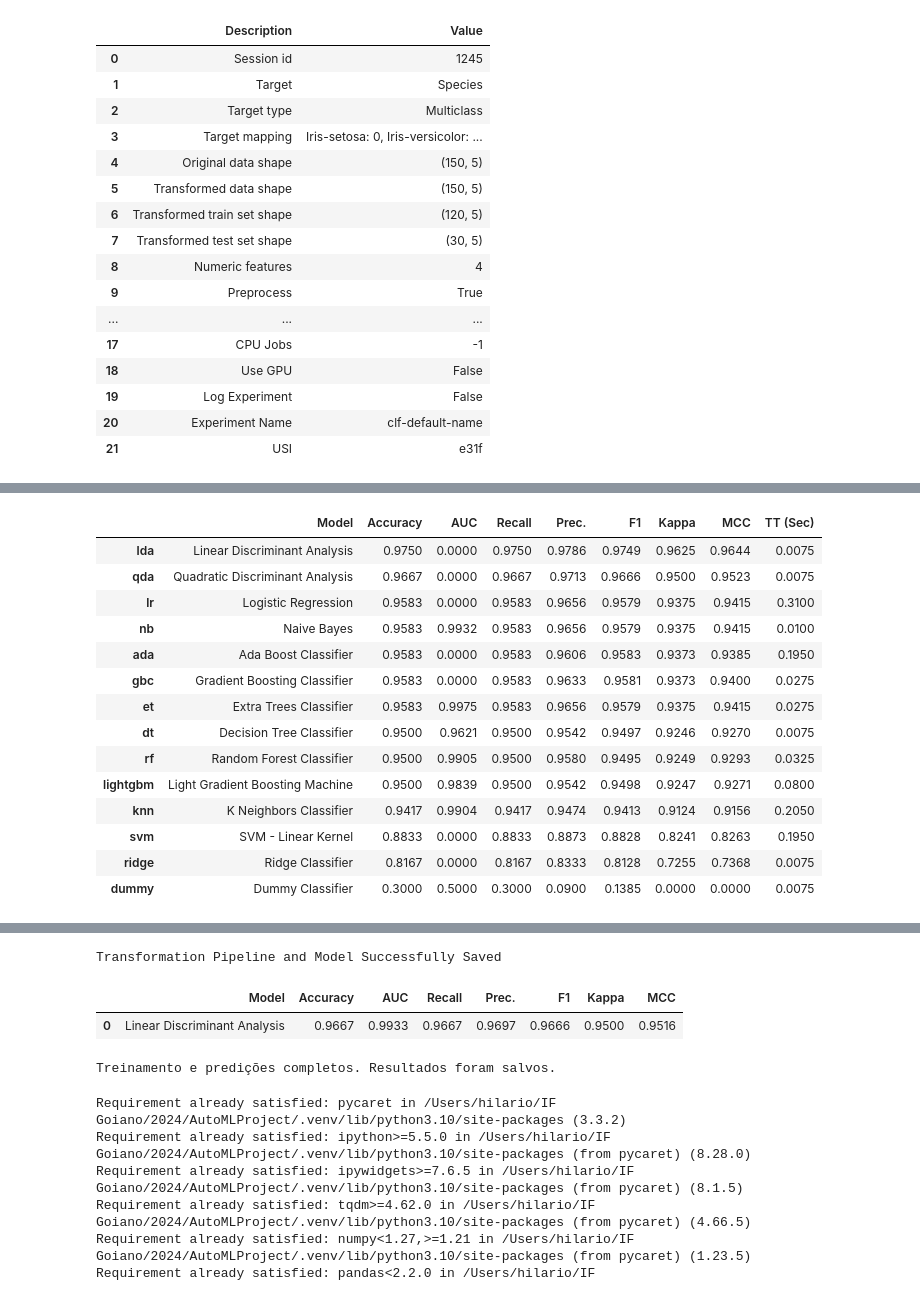
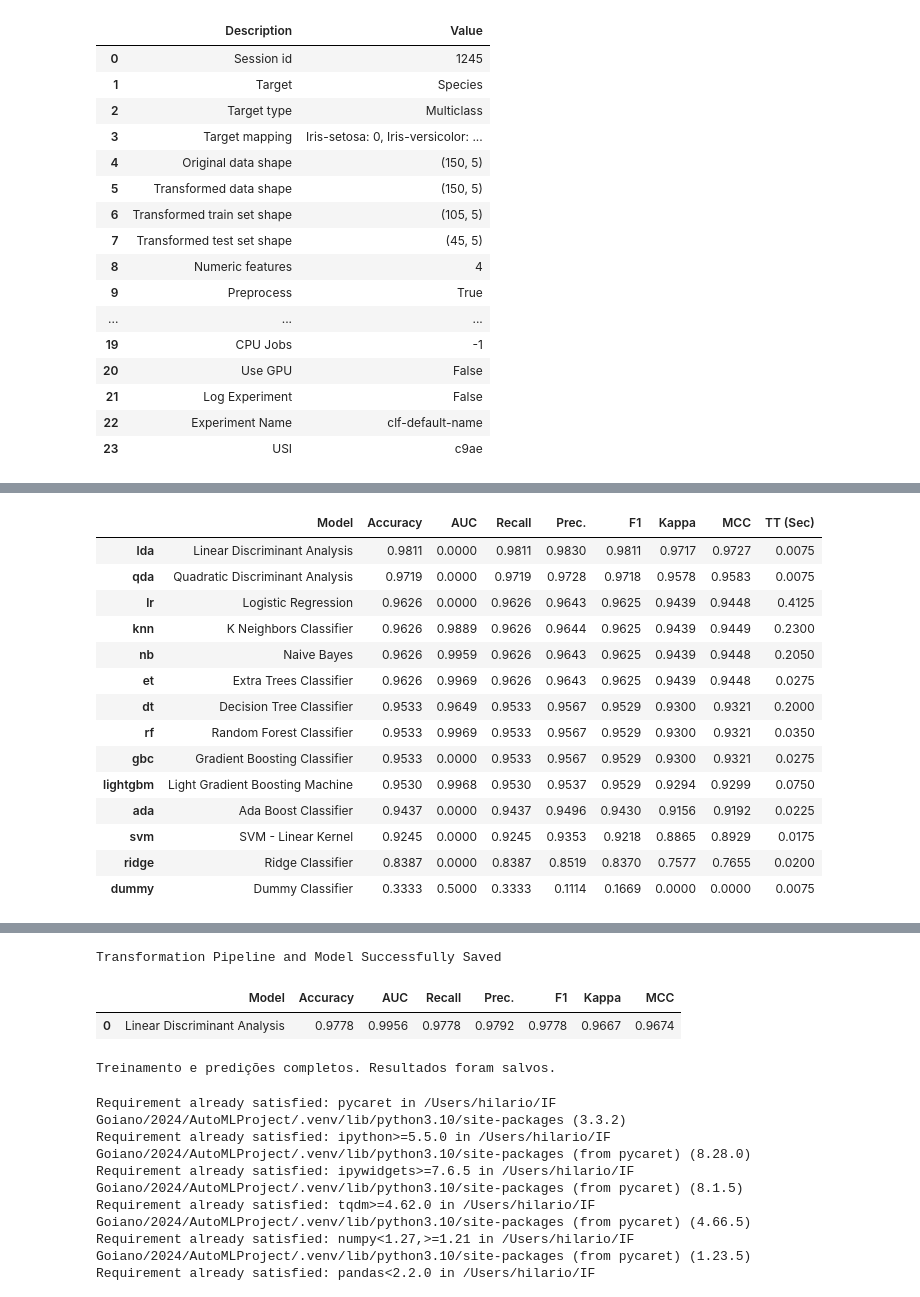
Before and after one commit to hilarioDaniel/AutoMLProject, a Jupyter notebook: models/train_models_output.ipynb, the cells around one changed output, grey strips where cells are left out. Cells and saved outputs as stored; diff of their text form; code cells hidden in the pictures.

Commit message:
Atualizações na parte de ML
Atualizacao no ml.py e no ipynb com a inclusão de parametros classicos como Feature Selection, PCA e Fix_Imbalance.

```diff
--- a/models/train_models_output.ipynb
+++ b/models/train_models_output.ipynb
@@ -24,6 +24,9 @@ except Exception as e:
     print(f"Erro ao carregar o dataset: {e}")
     raise
 
+# Remover caracteres especiais dos nomes das colunas
+df.columns = df.columns.str.replace('[^A-Za-z0-9_]', '_', regex=True)
+
 # Verificar se o dataframe tem colunas e dados
 if df.empty or len(df.columns) == 0:
     raise ValueError("Erro: O dataset está vazio ou sem colunas.")
@@ -46,8 +49,23 @@ multicollinearity_threshold = config.get("multicollinearity_threshold", None) if
 fold_strategy = config.get("fold_strategy", None)  # Se não for informado, usa None
 fold_number = config.get("fold_number", 10) if fold_strategy else None  # Se fold_strategy não estiver marcado, ignoramos
 
+fix_imbalance = config.get("fix_imbalance", False)
+pca = config.get("pca", False)
+pca_method = config.get("pca_method", None) if pca else None
+pca_components = config.get("pca_components", None) if pca else None
+
+feature_selection = config.get("feature_selection", False)
+n_features_to_select = config.get("n_features_to_select", None) if feature_selection else None
+
+# Validação para garantir que o número de features a ser selecionado seja válido
+if feature_selection and n_features_to_select is not None:
+    num_features = df.shape[1] - 1  # Número total de features menos a variável alvo
+    if n_features_to_select >= num_features:
+        raise ValueError(f"The number of features to select ({n_features_to_select}) must be less than the available features ({num_features}). Please adjust the value.")
+
 # Setup do PyCaret
-clf = setup(
+try:
+    clf = setup(
     data=df,
     target=config["target"],
     session_id=config["session_id"],
@@ -57,8 +75,21 @@ clf = setup(
     fold_strategy=fold_strategy,
     fold=fold_number,
     remove_multicollinearity=remove_multicollinearity,
-    multicollinearity_threshold=multicollinearity_threshold
+    multicollinearity_threshold=multicollinearity_threshold,
+    fix_imbalance=fix_imbalance,
+    pca=pca,
+    pca_method=pca_method,
+    pca_components=pca_components,
+    feature_selection=feature_selection,
+    n_features_to_select=n_features_to_select
 )
+except ValueError as e:
+    print(f"Error during setup: {str(e)}")
+    raise
+
+# Puxar a tabela de parâmetros de configuração do PyCaret e salvar
+setup_summary = pull()
+setup_summary.to_csv('./models/setup_summary.csv', index=False)
 
 # Treinar os modelos e salvar o melhor
 best_model = compare_models()
@@ -82,58 +113,58 @@ results.to_csv('./models/results.csv', index=False)
 predictions = predict_model(best_model)
 predictions.to_csv('./models/predictions.csv', index=False)
 
 # Salvar os parâmetros do melhor modelo
 with open('./models/best_model_params.json', 'w') as f:
     json.dump(best_model.get_params(), f)
 
 # Salvar o nome do modelo no arquivo config.json
 with open('config.json', 'r') as f:
     config = json.load(f)
 
 config['model_name'] = best_model.__class__.__name__  # Obtendo o nome da classe do modelo
 
 with open('config.json', 'w') as f:
     json.dump(config, f)
 
 print("Treinamento e predições completos. Resultados foram salvos.")
 # %% [output]
 |  | Description | Value |
 | 0 | Session id | 1245 |
 | 1 | Target | Species |
 | 2 | Target type | Multiclass |
 | 3 | Target mapping | Iris-setosa: 0, Iris-versicolor: ... |
 | 4 | Original data shape | (150, 5) |
 | 5 | Transformed data shape | (150, 5) |
-| 6 | Transformed train set shape | (120, 5) |
-| 7 | Transformed test set shape | (30, 5) |
+| 6 | Transformed train set shape | (105, 5) |
+| 7 | Transformed test set shape | (45, 5) |
 | 8 | Numeric features | 4 |
 | 9 | Preprocess | True |
 | ... | ... | ... |
-| 17 | CPU Jobs | -1 |
-| 18 | Use GPU | False |
-| 19 | Log Experiment | False |
-| 20 | Experiment Name | clf-default-name |
-| 21 | USI | e31f |
+| 19 | CPU Jobs | -1 |
+| 20 | Use GPU | False |
+| 21 | Log Experiment | False |
+| 22 | Experiment Name | clf-default-name |
+| 23 | USI | c9ae |
 [interactive output not drawn]
 |  | Model | Accuracy | AUC | Recall | Prec. | F1 | Kappa | MCC | TT (Sec) |
-| lda | Linear Discriminant Analysis | 0.9750 | 0.0000 | 0.9750 | 0.9786 | 0.9749 | 0.9625 | 0.9644 | 0.0075 |
-| qda | Quadratic Discriminant Analysis | 0.9667 | 0.0000 | 0.9667 | 0.9713 | 0.9666 | 0.9500 | 0.9523 | 0.0075 |
-| lr | Logistic Regression | 0.9583 | 0.0000 | 0.9583 | 0.9656 | 0.9579 | 0.9375 | 0.9415 | 0.3100 |
-| nb | Naive Bayes | 0.9583 | 0.9932 | 0.9583 | 0.9656 | 0.9579 | 0.9375 | 0.9415 | 0.0100 |
-| ada | Ada Boost Classifier | 0.9583 | 0.0000 | 0.9583 | 0.9606 | 0.9583 | 0.9373 | 0.9385 | 0.1950 |
-| gbc | Gradient Boosting Classifier | 0.9583 | 0.0000 | 0.9583 | 0.9633 | 0.9581 | 0.9373 | 0.9400 | 0.0275 |
-| et | Extra Trees Classifier | 0.9583 | 0.9975 | 0.9583 | 0.9656 | 0.9579 | 0.9375 | 0.9415 | 0.0275 |
-| dt | Decision Tree Classifier | 0.9500 | 0.9621 | 0.9500 | 0.9542 | 0.9497 | 0.9246 | 0.9270 | 0.0075 |
-| rf | Random Forest Classifier | 0.9500 | 0.9905 | 0.9500 | 0.9580 | 0.9495 | 0.9249 | 0.9293 | 0.0325 |
-| lightgbm | Light Gradient Boosting Machine | 0.9500 | 0.9839 | 0.9500 | 0.9542 | 0.9498 | 0.9247 | 0.9271 | 0.0800 |
-| knn | K Neighbors Classifier | 0.9417 | 0.9904 | 0.9417 | 0.9474 | 0.9413 | 0.9124 | 0.9156 | 0.2050 |
-| svm | SVM - Linear Kernel | 0.8833 | 0.0000 | 0.8833 | 0.8873 | 0.8828 | 0.8241 | 0.8263 | 0.1950 |
-| ridge | Ridge Classifier | 0.8167 | 0.0000 | 0.8167 | 0.8333 | 0.8128 | 0.7255 | 0.7368 | 0.0075 |
-| dummy | Dummy Classifier | 0.3000 | 0.5000 | 0.3000 | 0.0900 | 0.1385 | 0.0000 | 0.0000 | 0.0075 |
+| lda | Linear Discriminant Analysis | 0.9811 | 0.0000 | 0.9811 | 0.9830 | 0.9811 | 0.9717 | 0.9727 | 0.0075 |
+| qda | Quadratic Discriminant Analysis | 0.9719 | 0.0000 | 0.9719 | 0.9728 | 0.9718 | 0.9578 | 0.9583 | 0.0075 |
+| lr | Logistic Regression | 0.9626 | 0.0000 | 0.9626 | 0.9643 | 0.9625 | 0.9439 | 0.9448 | 0.4125 |
+| knn | K Neighbors Classifier | 0.9626 | 0.9889 | 0.9626 | 0.9644 | 0.9625 | 0.9439 | 0.9449 | 0.2300 |
+| nb | Naive Bayes | 0.9626 | 0.9959 | 0.9626 | 0.9643 | 0.9625 | 0.9439 | 0.9448 | 0.2050 |
+| et | Extra Trees Classifier | 0.9626 | 0.9969 | 0.9626 | 0.9643 | 0.9625 | 0.9439 | 0.9448 | 0.0275 |
+| dt | Decision Tree Classifier | 0.9533 | 0.9649 | 0.9533 | 0.9567 | 0.9529 | 0.9300 | 0.9321 | 0.2000 |
+| rf | Random Forest Classifier | 0.9533 | 0.9969 | 0.9533 | 0.9567 | 0.9529 | 0.9300 | 0.9321 | 0.0350 |
+| gbc | Gradient Boosting Classifier | 0.9533 | 0.0000 | 0.9533 | 0.9567 | 0.9529 | 0.9300 | 0.9321 | 0.0275 |
+| lightgbm | Light Gradient Boosting Machine | 0.9530 | 0.9968 | 0.9530 | 0.9537 | 0.9529 | 0.9294 | 0.9299 | 0.0750 |
+| ada | Ada Boost Classifier | 0.9437 | 0.0000 | 0.9437 | 0.9496 | 0.9430 | 0.9156 | 0.9192 | 0.0225 |
+| svm | SVM - Linear Kernel | 0.9245 | 0.0000 | 0.9245 | 0.9353 | 0.9218 | 0.8865 | 0.8929 | 0.0175 |
+| ridge | Ridge Classifier | 0.8387 | 0.0000 | 0.8387 | 0.8519 | 0.8370 | 0.7577 | 0.7655 | 0.0200 |
+| dummy | Dummy Classifier | 0.3333 | 0.5000 | 0.3333 | 0.1114 | 0.1669 | 0.0000 | 0.0000 | 0.0075 |
 [interactive output not drawn]
 Transformation Pipeline and Model Successfully Saved
 |  | Model | Accuracy | AUC | Recall | Prec. | F1 | Kappa | MCC |
-| 0 | Linear Discriminant Analysis | 0.9667 | 0.9933 | 0.9667 | 0.9697 | 0.9666 | 0.9500 | 0.9516 |
+| 0 | Linear Discriminant Analysis | 0.9778 | 0.9956 | 0.9778 | 0.9792 | 0.9778 | 0.9667 | 0.9674 |
 Treinamento e predições completos. Resultados foram salvos.
 # %%
 pip install pycaret
```
Also changed, not shown: 8 other files.
